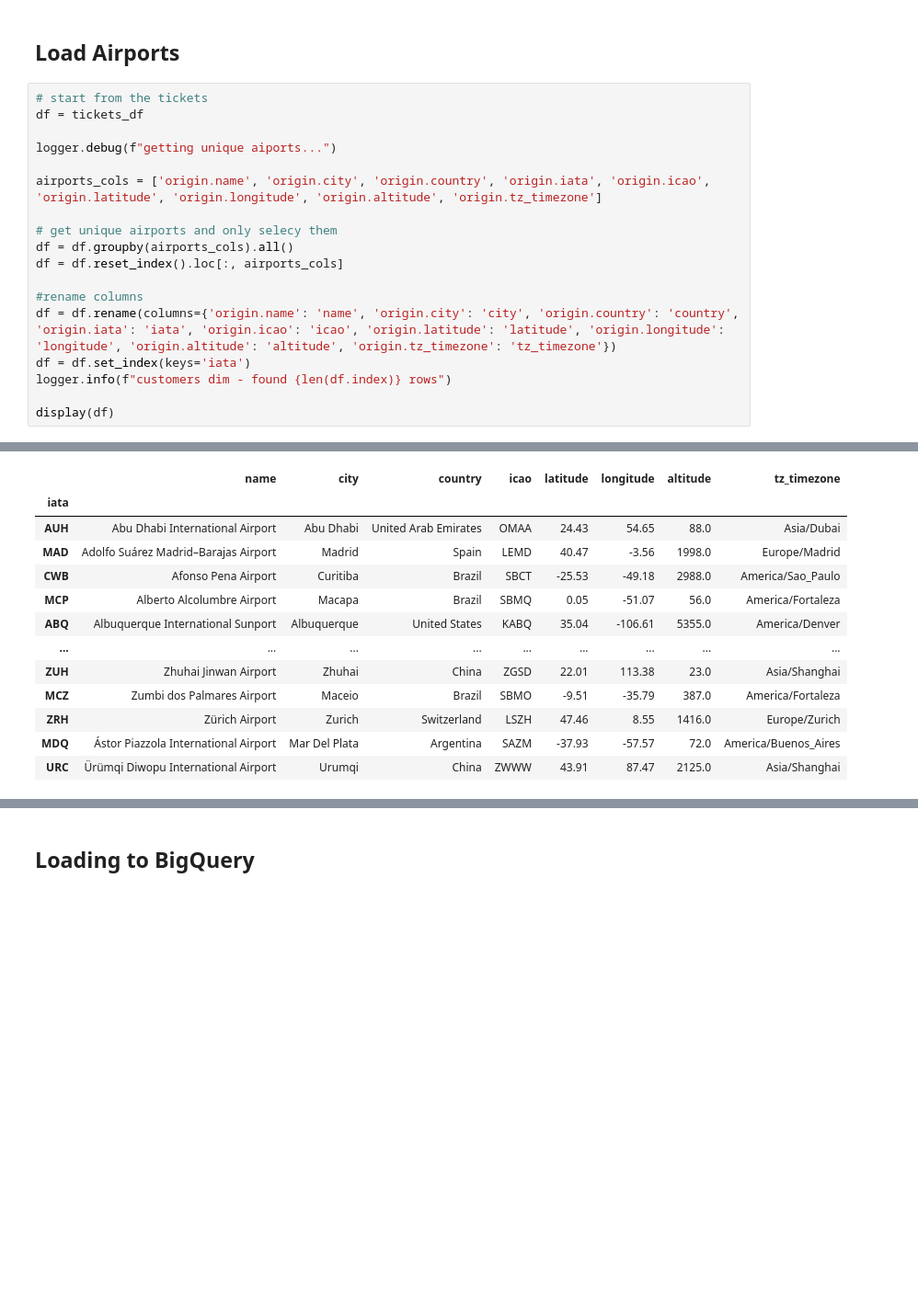
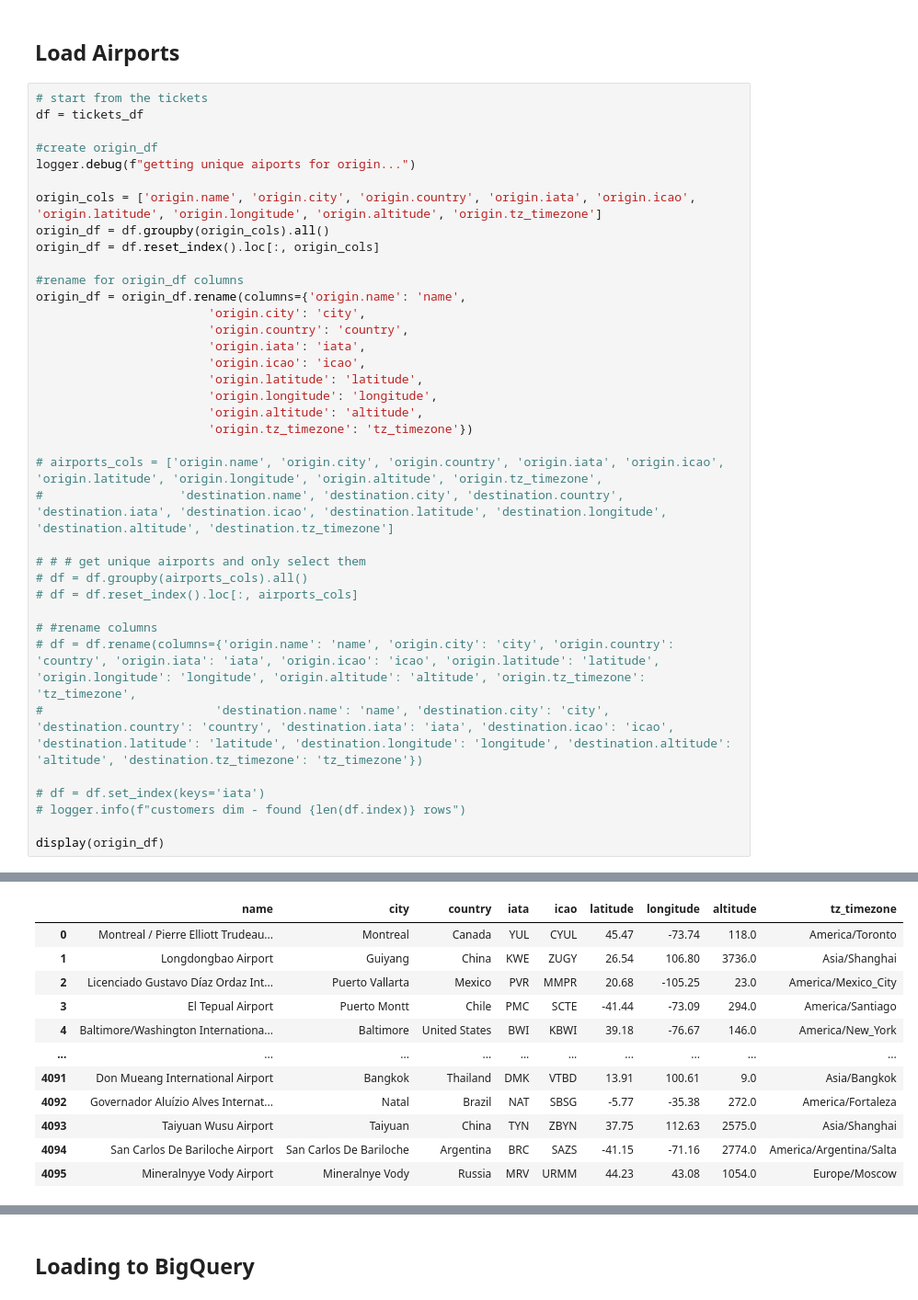
Before and after one commit to ChloeL6/data-modeling, a Jupyter notebook: load_dims.ipynb, the cells around one changed output, grey strips where cells are left out. Shown: that part at 92% size. Cells and saved outputs as stored; diff of their text form; blank space fills up the shorter version.

Commit message:
Create origin_df

```diff
--- a/load_dims.ipynb
+++ b/load_dims.ipynb
@@ -240,18 +241,37 @@ logger.info(f"loaded airlines dim")
 # start from the tickets
 df = tickets_df
 
-logger.debug(f"getting unique aiports...")
+#create origin_df
+logger.debug(f"getting unique aiports for origin...")
 
-airports_cols = ['origin.name', 'origin.city', 'origin.country', 'origin.iata', 'origin.icao', 'origin.latitude', 'origin.longitude', 'origin.altitude', 'origin.tz_timezone']
+origin_cols = ['origin.name', 'origin.city', 'origin.country', 'origin.iata', 'origin.icao', 'origin.latitude', 'origin.longitude', 'origin.altitude', 'origin.tz_timezone']
+origin_df = df.groupby(origin_cols).all()
+origin_df = df.reset_index().loc[:, origin_cols]
 
-# get unique airports and only selecy them
-df = df.groupby(airports_cols).all()
-df = df.reset_index().loc[:, airports_cols]
+#rename for origin_df columns
+origin_df = origin_df.rename(columns={'origin.name': 'name',
+                        'origin.city': 'city',
+                        'origin.country': 'country',
+                        'origin.iata': 'iata',
+                        'origin.icao': 'icao',
+                        'origin.latitude': 'latitude',
+                        'origin.longitude': 'longitude',
+                        'origin.altitude': 'altitude',
+                        'origin.tz_timezone': 'tz_timezone'})
 
-#rename columns
-df = df.rename(columns={'origin.name': 'name', 'origin.city': 'city', 'origin.country': 'country', 'origin.iata': 'iata', 'origin.icao': 'icao', 'origin.latitude': 'latitude', 'origin.longitude': 'longitude', 'origin.altitude': 'altitude', 'origin.tz_timezone': 'tz_timezone'})
-df = df.set_index(keys='iata')
-logger.info(f"customers dim - found {len(df.index)} rows")
+# airports_cols = ['origin.name', 'origin.city', 'origin.country', 'origin.iata', 'origin.icao', 'origin.latitude', 'origin.longitude', 'origin.altitude', 'origin.tz_timezone',
+#                   'destination.name', 'destination.city', 'destination.country', 'destination.iata', 'destination.icao', 'destination.latitude', 'destination.longitude', 'destination.altitude', 'destination.tz_timezone']
 
-display(df)
+# # # get unique airports and only select them
+# df = df.groupby(airports_cols).all()
+# df = df.reset_index().loc[:, airports_cols]
+
+# #rename columns
+# df = df.rename(columns={'origin.name': 'name', 'origin.city': 'city', 'origin.country': 'country', 'origin.iata': 'iata', 'origin.icao': 'icao', 'origin.latitude': 'latitude', 'origin.longitude': 'longitude', 'origin.altitude': 'altitude', 'origin.tz_timezone': 'tz_timezone',
+#                        'destination.name': 'name', 'destination.city': 'city', 'destination.country': 'country', 'destination.iata': 'iata', 'destination.icao': 'icao', 'destination.latitude': 'latitude', 'destination.longitude': 'longitude', 'destination.altitude': 'altitude', 'destination.tz_timezone': 'tz_timezone'})
+
+# df = df.set_index(keys='iata')
+# logger.info(f"customers dim - found {len(df.index)} rows")
+
+display(origin_df)
 # %% [output]
@@ -260,13 +279,12 @@ display(df)
-|  | name | city | country | icao | latitude | longitude | altitude | tz_timezone |
-| iata |  |  |  |  |  |  |  |  |
-| AUH | Abu Dhabi International Airport | Abu Dhabi | United Arab Emirates | OMAA | 24.43 | 54.65 | 88.0 | Asia/Dubai |
-| MAD | Adolfo Suárez Madrid–Barajas Airport | Madrid | Spain | LEMD | 40.47 | -3.56 | 1998.0 | Europe/Madrid |
-| CWB | Afonso Pena Airport | Curitiba | Brazil | SBCT | -25.53 | -49.18 | 2988.0 | America/Sao_Paulo |
-| MCP | Alberto Alcolumbre Airport | Macapa | Brazil | SBMQ | 0.05 | -51.07 | 56.0 | America/Fortaleza |
-| ABQ | Albuquerque International Sunport | Albuquerque | United States | KABQ | 35.04 | -106.61 | 5355.0 | America/Denver |
-| ... | ... | ... | ... | ... | ... | ... | ... | ... |
-| ZUH | Zhuhai Jinwan Airport | Zhuhai | China | ZGSD | 22.01 | 113.38 | 23.0 | Asia/Shanghai |
-| MCZ | Zumbi dos Palmares Airport | Maceio | Brazil | SBMO | -9.51 | -35.79 | 387.0 | America/Fortaleza |
-| ZRH | Zürich Airport | Zurich | Switzerland | LSZH | 47.46 | 8.55 | 1416.0 | Europe/Zurich |
-| MDQ | Ástor Piazzola International Airport | Mar Del Plata | Argentina | SAZM | -37.93 | -57.57 | 72.0 | America/Buenos_Aires |
-| URC | Ürümqi Diwopu International Airport | Urumqi | China | ZWWW | 43.91 | 87.47 | 2125.0 | Asia/Shanghai |
+|  | name | city | country | iata | icao | latitude | longitude | altitude | tz_timezone |
+| 0 | Montreal / Pierre Elliott Trudeau... | Montreal | Canada | YUL | CYUL | 45.47 | -73.74 | 118.0 | America/Toronto |
+| 1 | Longdongbao Airport | Guiyang | China | KWE | ZUGY | 26.54 | 106.80 | 3736.0 | Asia/Shanghai |
+| 2 | Licenciado Gustavo Díaz Ordaz Int... | Puerto Vallarta | Mexico | PVR | MMPR | 20.68 | -105.25 | 23.0 | America/Mexico_City |
+| 3 | El Tepual Airport | Puerto Montt | Chile | PMC | SCTE | -41.44 | -73.09 | 294.0 | America/Santiago |
+| 4 | Baltimore/Washington Internationa... | Baltimore | United States | BWI | KBWI | 39.18 | -76.67 | 146.0 | America/New_York |
+| ... | ... | ... | ... | ... | ... | ... | ... | ... | ... |
+| 4091 | Don Mueang International Airport | Bangkok | Thailand | DMK | VTBD | 13.91 | 100.61 | 9.0 | Asia/Bangkok |
+| 4092 | Governador Aluízio Alves Internat... | Natal | Brazil | NAT | SBSG | -5.77 | -35.38 | 272.0 | America/Fortaleza |
+| 4093 | Taiyuan Wusu Airport | Taiyuan | China | TYN | ZBYN | 37.75 | 112.63 | 2575.0 | Asia/Shanghai |
+| 4094 | San Carlos De Bariloche Airport | San Carlos De Bariloche | Argentina | BRC | SAZS | -41.15 | -71.16 | 2774.0 | America/Argentina/Salta |
+| 4095 | Mineralnyye Vody Airport | Mineralnye Vody | Russia | MRV | URMM | 44.23 | 43.08 | 1054.0 | Europe/Moscow |
```
Also changed, not shown: parts of 3 cells of this notebook.
